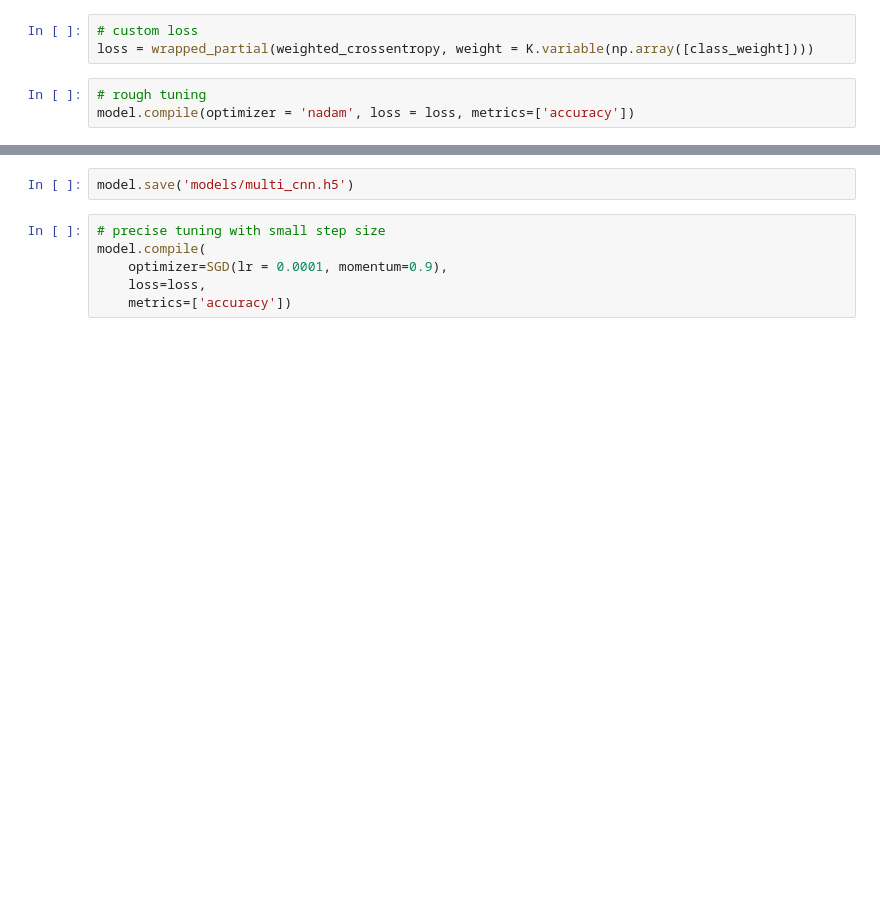
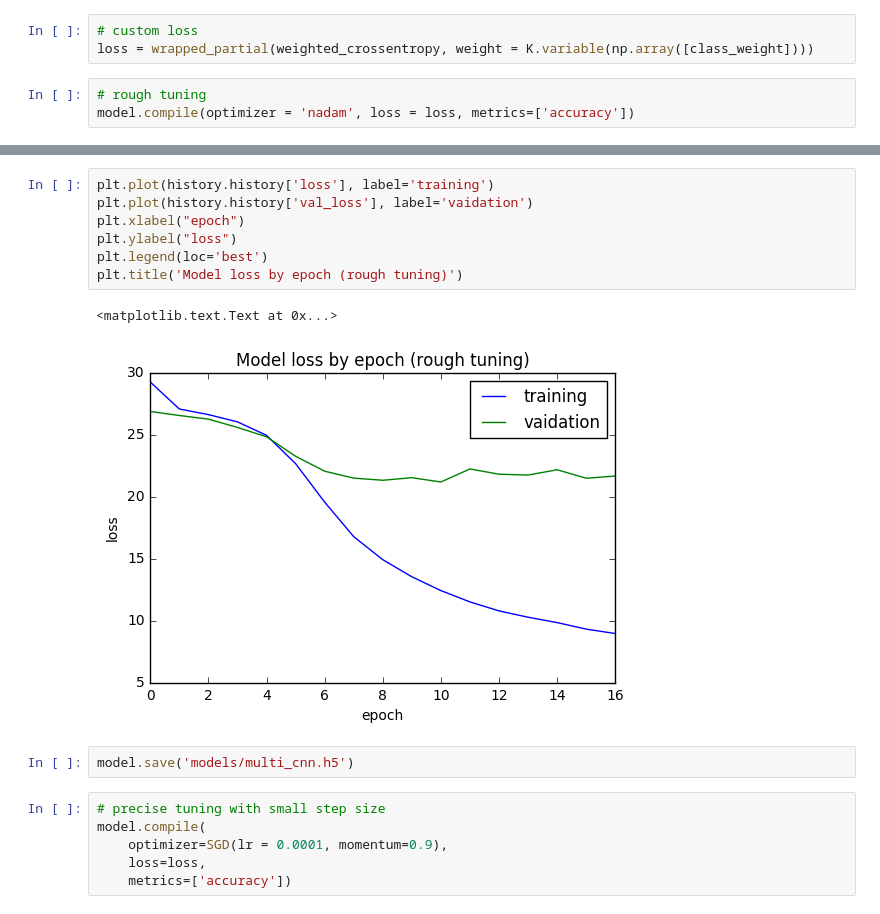
Before and after one commit to adubitskiy/cs109b, a Jupyter notebook: model_custom_loss.ipynb, the cells around one changed output, grey strips where cells are left out. Saved outputs shown, nothing was run; the diff lists cells and outputs as text; blank space fills up the shorter version.

```diff
--- a/model_custom_loss.ipynb
+++ b/model_custom_loss.ipynb
@@ -273,3 +274,13 @@ Epoch 21/50
+# %%
+plt.plot(history.history['loss'], label='training')
+plt.plot(history.history['val_loss'], label='vaidation')
+plt.xlabel("epoch")
+plt.ylabel("loss")
+plt.legend(loc='best')
+plt.title('Model loss by epoch (rough tuning)')
+# %% [output]
+<matplotlib.text.Text at 0x...>
+[figure, added]
 # %%
 model.save('models/multi_cnn.h5')
 # %%
```
Also changed, not shown: parts of 12 cells of this notebook.
